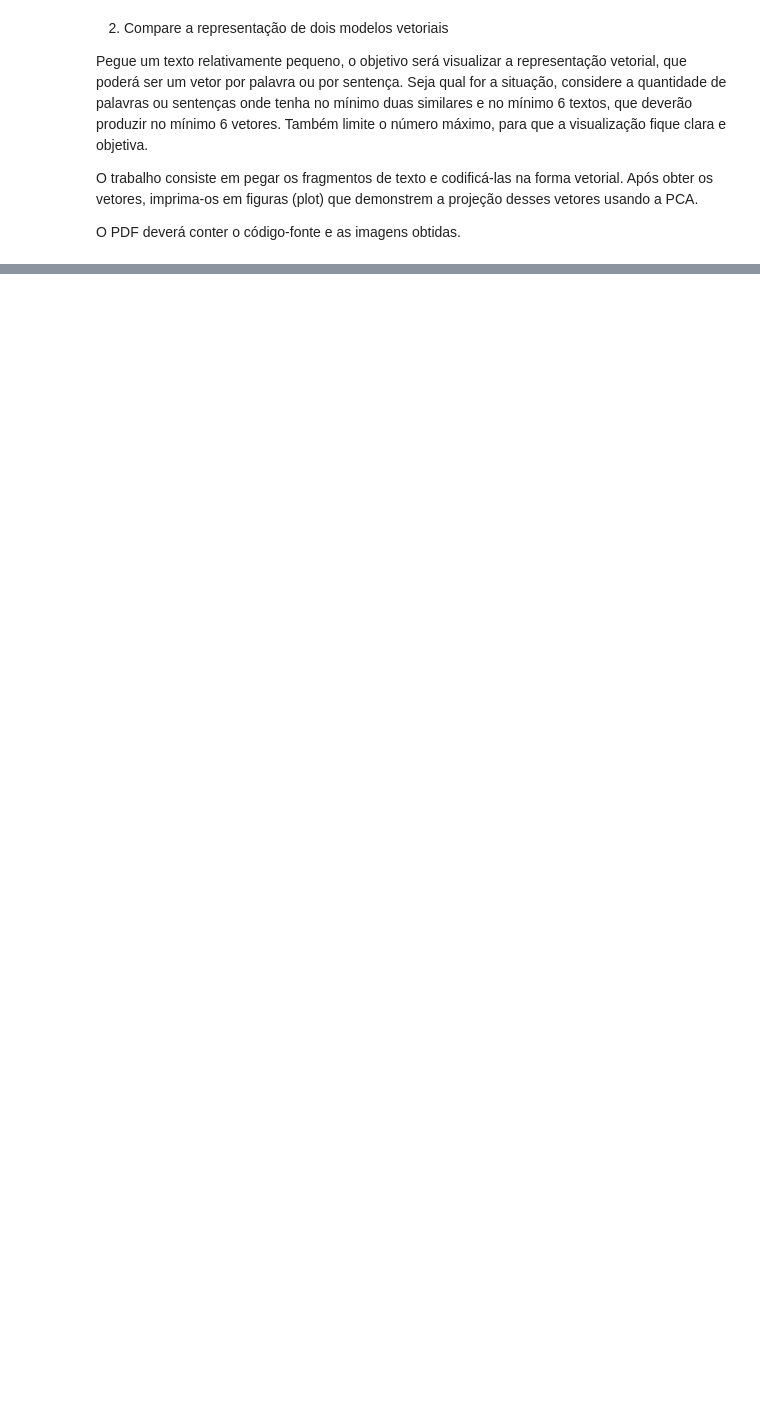
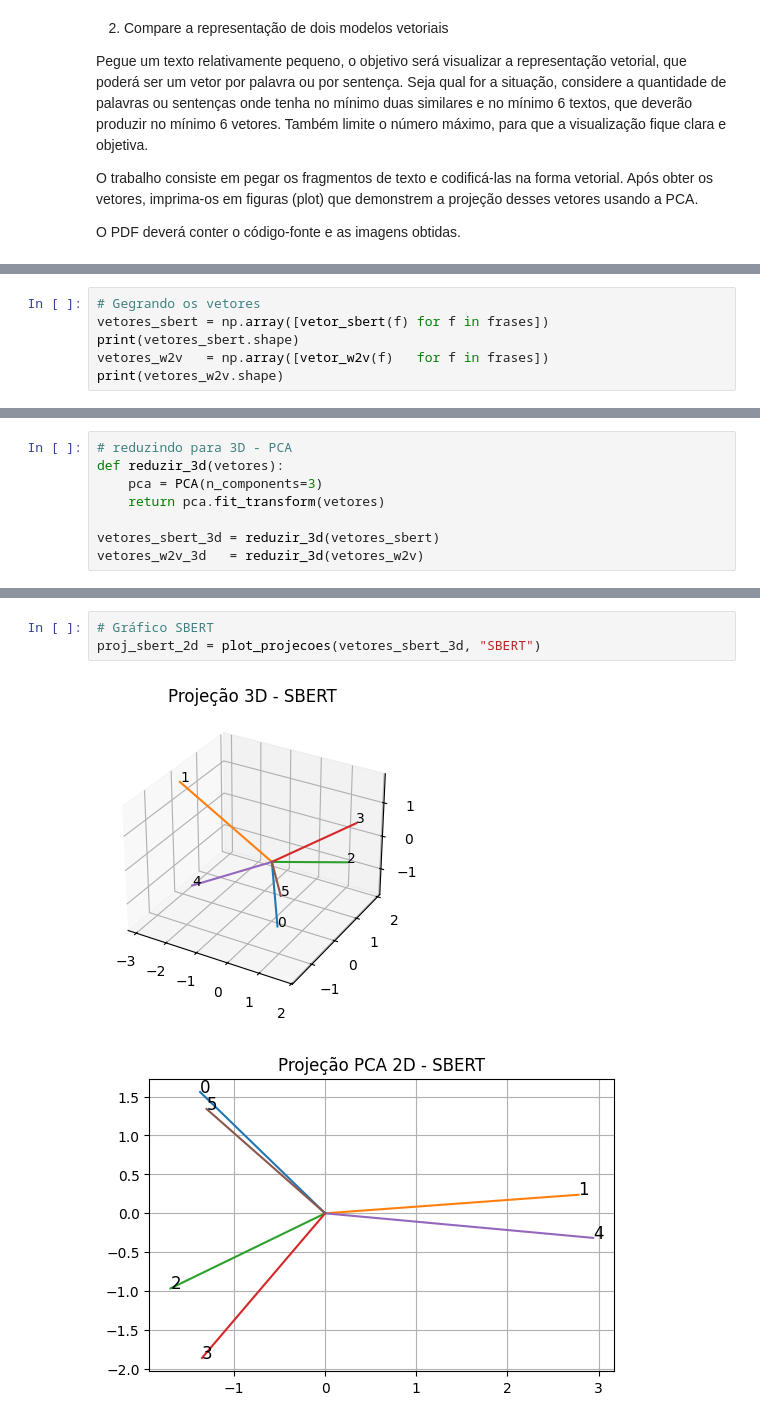
Before and after one commit to mvmelo57/iaap-ufpr-IAA015-topicos-ia, a Jupyter notebook: trabalho-IAA015-top-dados-v1.ipynb, the cells around one changed output, grey strips where cells are left out. Saved outputs shown, nothing was run; the diff lists cells and outputs as text; blank space fills up the shorter version.

```diff
--- a/trabalho-IAA015-top-dados-v1.ipynb
+++ b/trabalho-IAA015-top-dados-v1.ipynb
@@ -313,0 +382,6 @@ O PDF deverá conter o código-fonte e as imagens obtidas.
+# %%
+# Gegrando os vetores
+vetores_sbert = np.array([vetor_sbert(f) for f in frases])
+print(vetores_sbert.shape)
+vetores_w2v   = np.array([vetor_w2v(f)   for f in frases])
+print(vetores_w2v.shape)
@@ -313,0 +397,8 @@ O PDF deverá conter o código-fonte e as imagens obtidas.
+# %%
+# reduzindo para 3D - PCA
+def reduzir_3d(vetores):
+    pca = PCA(n_components=3)
+    return pca.fit_transform(vetores)
+
+vetores_sbert_3d = reduzir_3d(vetores_sbert)
+vetores_w2v_3d   = reduzir_3d(vetores_w2v)
@@ -313,0 +450,6 @@ O PDF deverá conter o código-fonte e as imagens obtidas.
+# %%
+# Gráfico SBERT
+proj_sbert_2d = plot_projecoes(vetores_sbert_3d, "SBERT")
+# %% [output]
+[figure, added]
+[figure, added]
```
Also changed, not shown: parts of 6 cells of this notebook.
